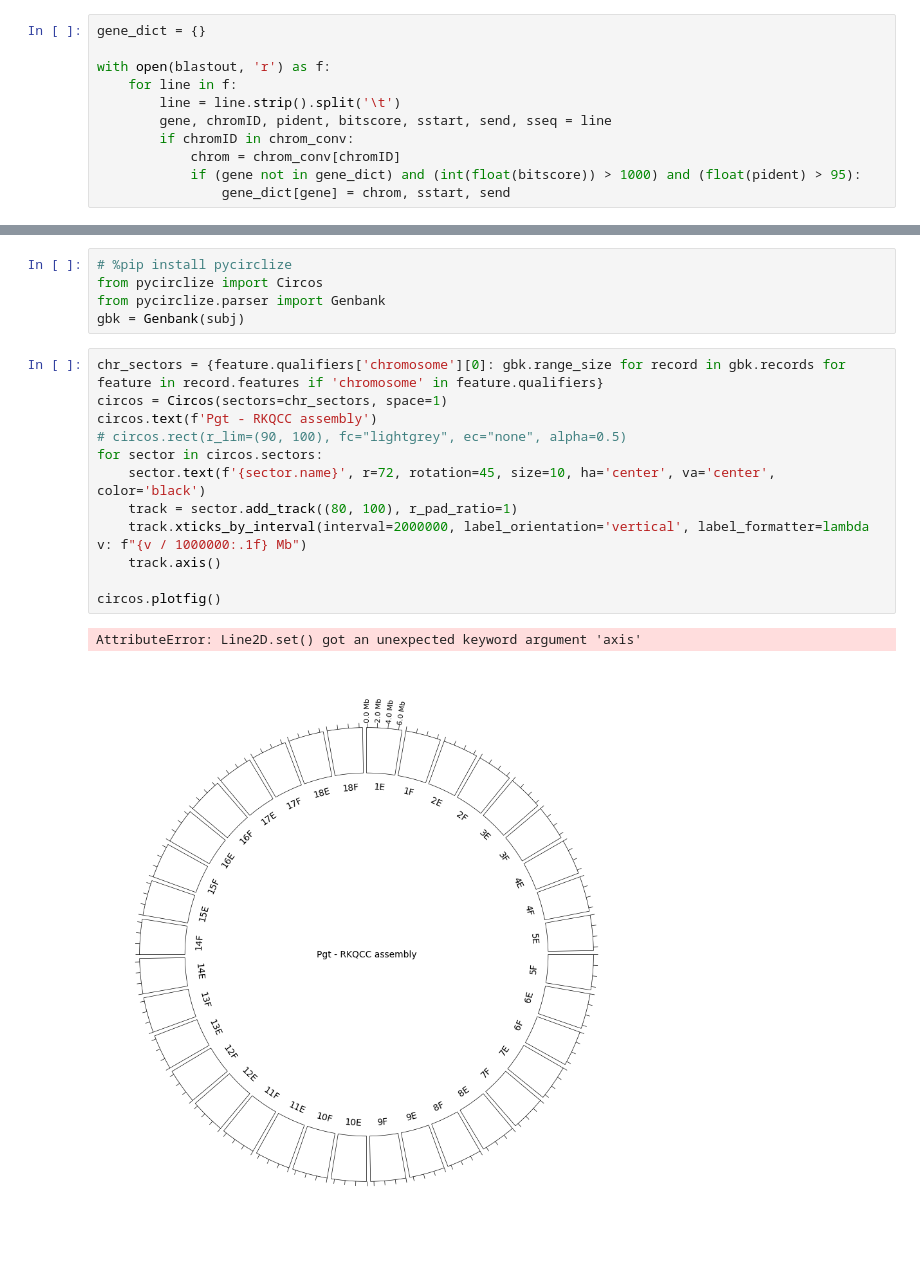
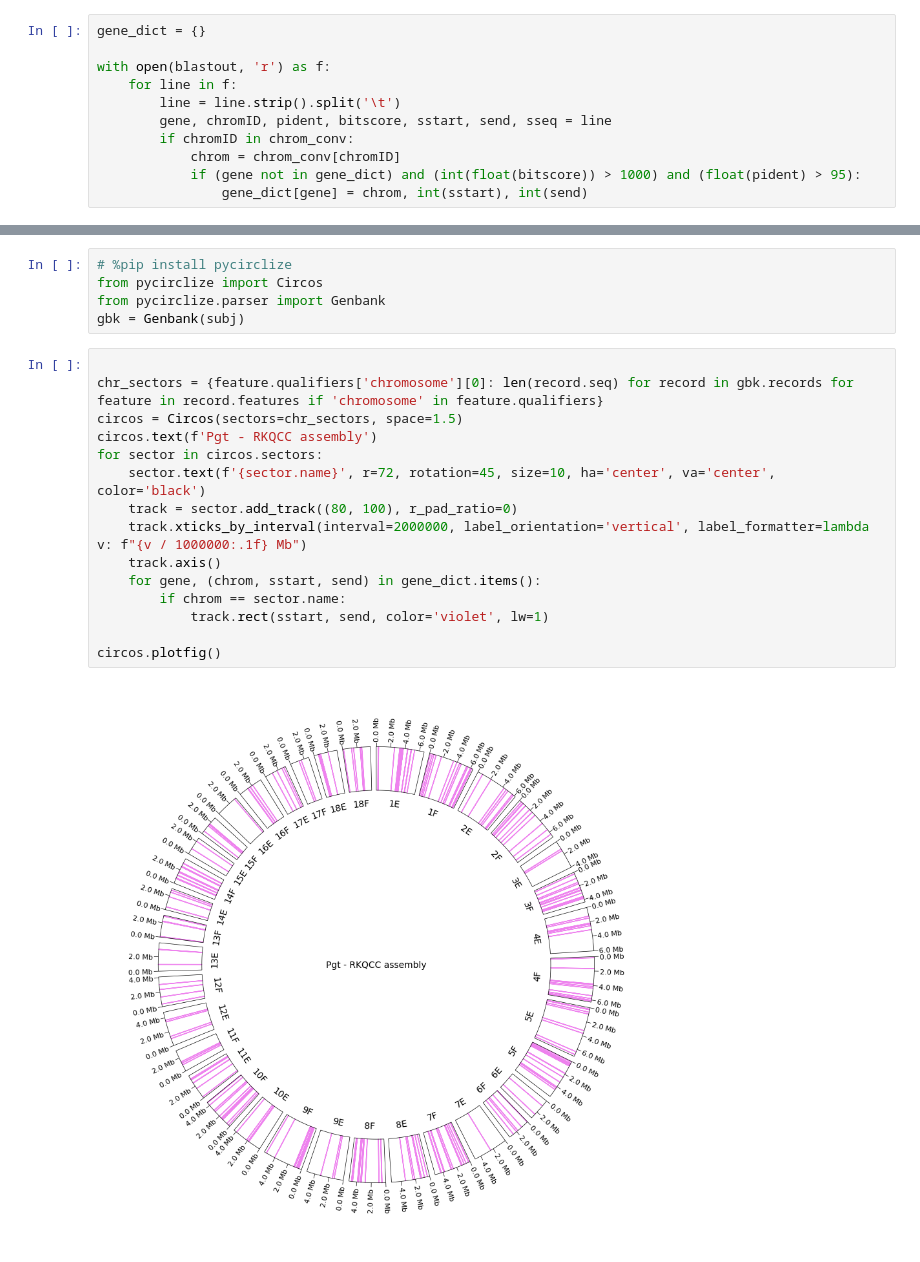
Before and after one commit to 502107/Bioinformatics_Py-Scripts, a Jupyter notebook: Circosplt-Map_contig_to_chrom/blast_gbff_plot_genes_in_chr.ipynb, the cells around one changed output, grey strips where cells are left out. Drawn from its saved outputs; the diff is of its cells as text.

```diff
--- a/Circosplt-Map_contig_to_chrom/blast_gbff_plot_genes_in_chr.ipynb
+++ b/Circosplt-Map_contig_to_chrom/blast_gbff_plot_genes_in_chr.ipynb
@@ -36,4 +36,4 @@ with open(blastout, 'r') as f:
         if chromID in chrom_conv:
             chrom = chrom_conv[chromID]
             if (gene not in gene_dict) and (int(float(bitscore)) > 1000) and (float(pident) > 95):
-                gene_dict[gene] = chrom, sstart, send
+                gene_dict[gene] = chrom, int(sstart), int(send)
@@ -45,17 +43,19 @@ from pycirclize import Circos
 from pycirclize.parser import Genbank
 gbk = Genbank(subj)
 # %%
-chr_sectors = {feature.qualifiers['chromosome'][0]: gbk.range_size for record in gbk.records for feature in record.features if 'chromosome' in feature.qualifiers}
-circos = Circos(sectors=chr_sectors, space=1)
+
+chr_sectors = {feature.qualifiers['chromosome'][0]: len(record.seq) for record in gbk.records for feature in record.features if 'chromosome' in feature.qualifiers}
+circos = Circos(sectors=chr_sectors, space=1.5)
 circos.text(f'Pgt - RKQCC assembly')
-# circos.rect(r_lim=(90, 100), fc="lightgrey", ec="none", alpha=0.5)
 for sector in circos.sectors:
     sector.text(f'{sector.name}', r=72, rotation=45, size=10, ha='center', va='center', color='black')
-    track = sector.add_track((80, 100), r_pad_ratio=1)
+    track = sector.add_track((80, 100), r_pad_ratio=0)
     track.xticks_by_interval(interval=2000000, label_orientation='vertical', label_formatter=lambda v: f"{v / 1000000:.1f} Mb")
     track.axis()
+    for gene, (chrom, sstart, send) in gene_dict.items():
+        if chrom == sector.name:
+            track.rect(sstart, send, color='violet', lw=1)
 
 circos.plotfig()
 # %% [output]
-AttributeError: Line2D.set() got an unexpected keyword argument 'axis'
-[figure, old version]
+[figure, new version]
```
Also changed, not shown: parts of 3 cells of this notebook.
